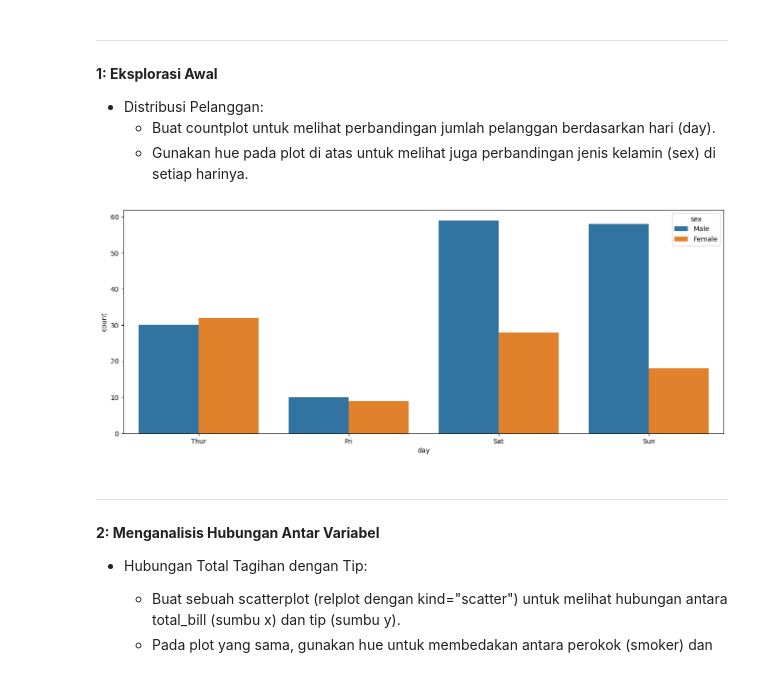
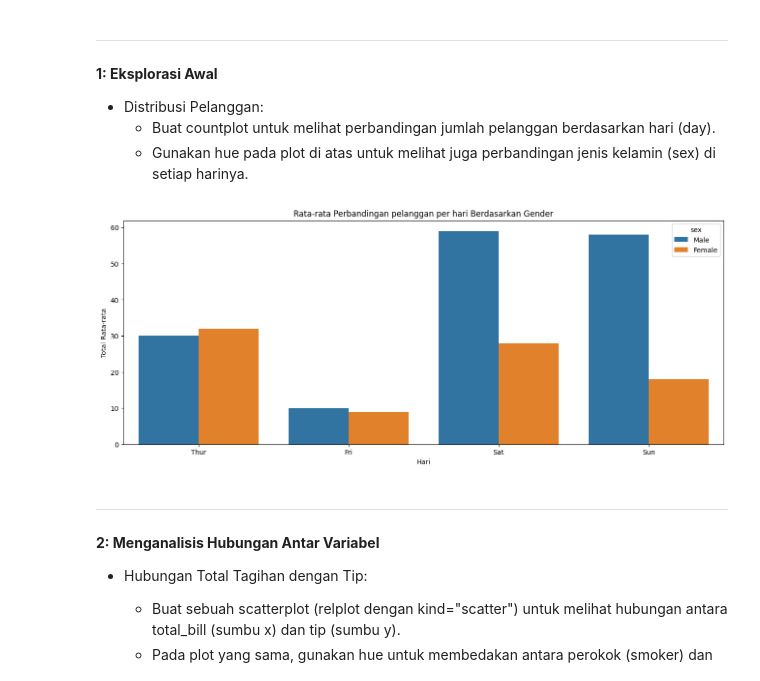
Before and after one commit to Aris0506/Python-Data-Analysis-Project-learning-journey, a Jupyter notebook: 00 mini project/07 Introduction to seaborn/analisis_eksplorasi_data_restoran.ipynb, the cells around one changed output. Drawn from its saved outputs; the diff is of its cells as text; code cells hidden in the pictures.

Commit message:
adding new visualization

```diff
--- a/00 mini project/07 Introduction to seaborn/analisis_eksplorasi_data_restoran.ipynb
+++ b/00 mini project/07 Introduction to seaborn/analisis_eksplorasi_data_restoran.ipynb
@@ -35,13 +35,16 @@ tips.head()
 # %%
 
 plt.figure(figsize=(16, 6))
 sns.countplot(x='day',
               data=tips,
               hue='sex')
+plt.title("Rata-rata Perbandingan pelanggan per hari Berdasarkan Gender")
+plt.xlabel('Hari')
+plt.ylabel('Total Rata-rata')
 
 plt.show()
 # %% [output]
-[figure, old version]
+[figure, new version]
 # %% [markdown]
 ---
 
```
Also changed, not shown: parts of 7 cells of this notebook, 2 other files.
